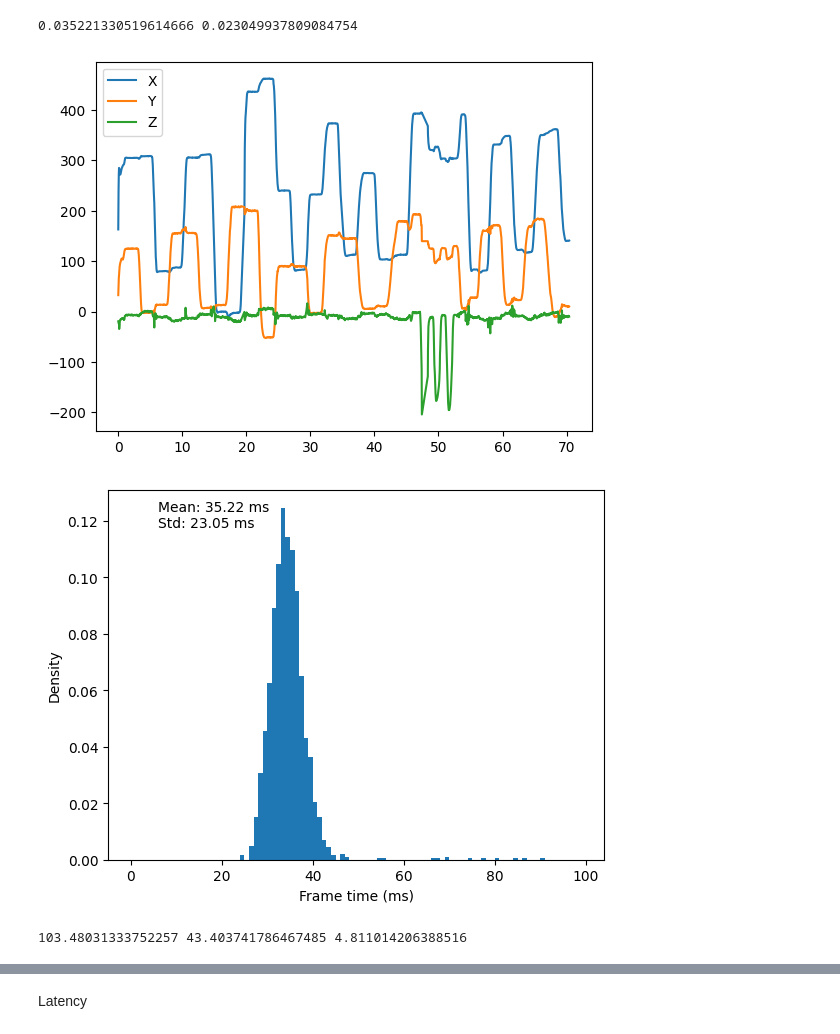
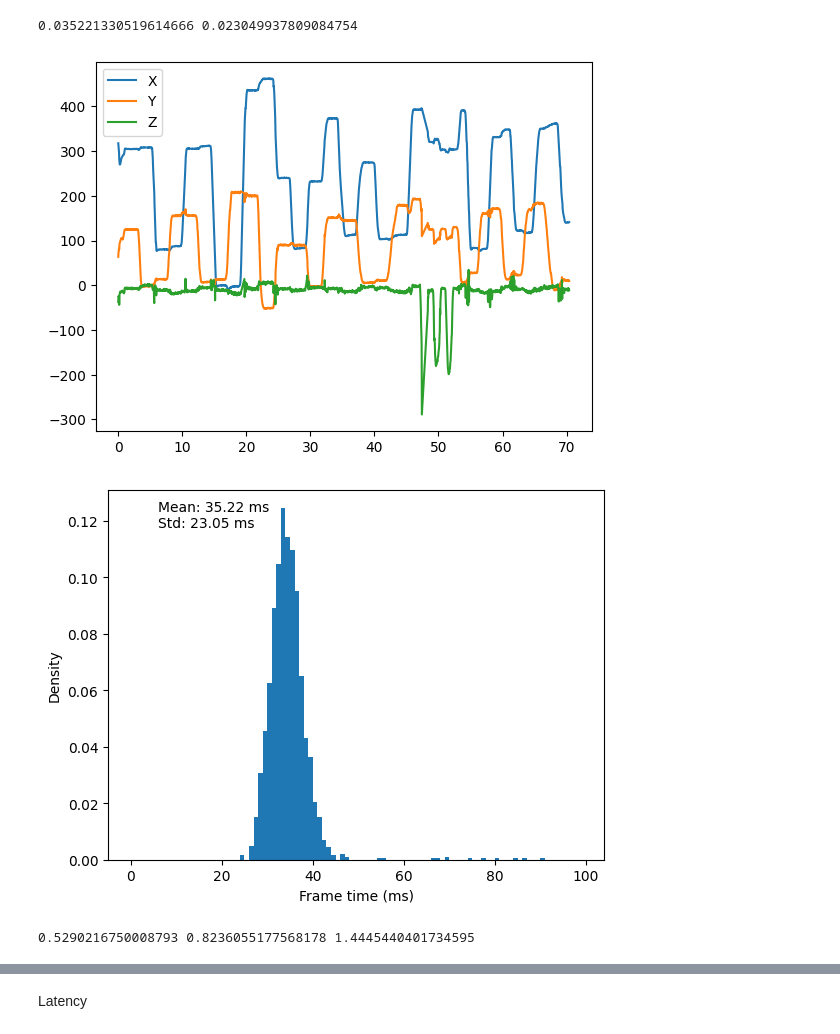
Before and after one commit to Shaquible/ENPH454-TouchProjector, a Jupyter notebook: triangulationAccuracy.ipynb, the cells around one changed output, grey strips where cells are left out. Drawn from its saved outputs; the diff is of its cells as text; code cells hidden in the pictures.

```diff
--- a/triangulationAccuracy.ipynb
+++ b/triangulationAccuracy.ipynb
@@ -15,33 +15,33 @@ class deEmphasis:
 # %%
 df = pd.read_csv('dataCapture.csv')
 xs = df['X'].to_numpy()*1000
 ys = df['Y'].to_numpy()*1000
 zs = df['Z'].to_numpy()*1000
 deemph = deEmphasis()
-for i in range(len(xs)):
-    xs[i], ys[i], zs[i] = deemph.smoothPos(np.array([xs[i], ys[i], zs[i]]))
+# for i in range(len(xs)):
+#     xs[i], ys[i], zs[i] = deemph.smoothPos(np.array([xs[i], ys[i], zs[i]]))
 times = df['Time'] - df['Time'][0]
 dts = np.diff(times)
 print(np.mean(dts), np.std(dts))
 plt.plot(times, xs, label='X')
 plt.plot(times, ys, label='Y')
 plt.plot(times, zs, label='Z')
 plt.legend()
 plt.show()
 
 plt.hist(dts*1000, bins=np.arange(0,100), density=True)
 mean = np.mean(dts)*1000
 std = np.std(dts)*1000
 plt.text(0.1, 0.9, f"Mean: {mean:.2f} ms\nStd: {std:.2f} ms", transform=plt.gca().transAxes)
 plt.xlabel("Frame time (ms)")
 plt.ylabel("Density")
 plt.show()
 # %% [output]
 0.035221330519614666 0.023049937809084754
-[figure, old version]
+[figure, new version]
 [figure]
 # %%
-windows = [45,132,158,257,277,366,381,462,494,592,619,719,737,857,881,972,1704,1770]
+windows = [30,88,102,148,173,218,242,276,303,348,372,411,440,475,503,538,562,608,636,680,705,754,776,821,845,897,928,970,1007,1054,1088,1137,1164,1194,1245,1285,1316,1346,1557,1580,1603,1622,1651,1680,1760,1778,1865,1883]
 
 points = np.zeros((len(windows)//2, 3))
 totalPoints = 0
@@ -70,7 +70,7 @@ yErr = np.std(outputData[:,1])
 zErr = np.std(outputData[:,2])
 print(xErr, yErr, zErr)
 # %% [output]
-103.48031333752257 43.403741786467485 4.811014206388516
+0.5290216750008793 0.8236055177568178 1.4445440401734595
 # %%
 #make a 3d plot of the points
 fig = plt.figure(figsize=(10,10))
```
Also changed, not shown: parts of 6 cells of this notebook, 2 other files.
